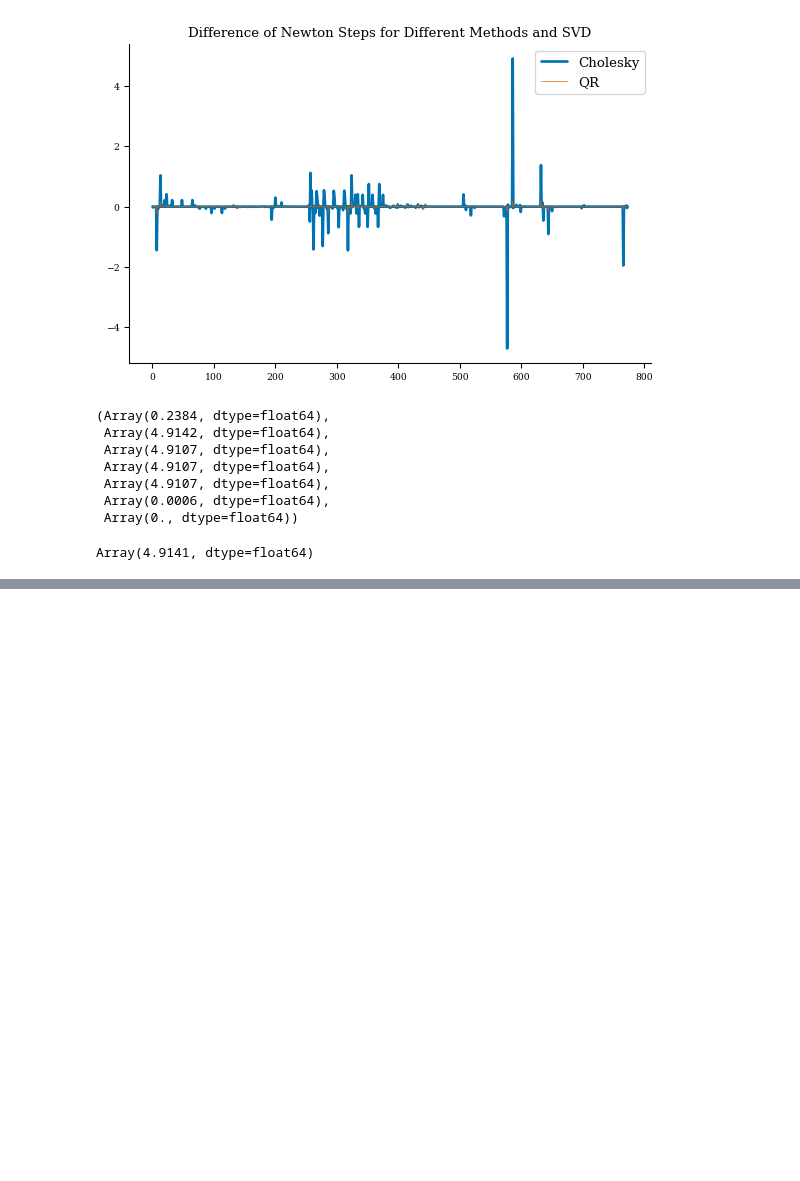
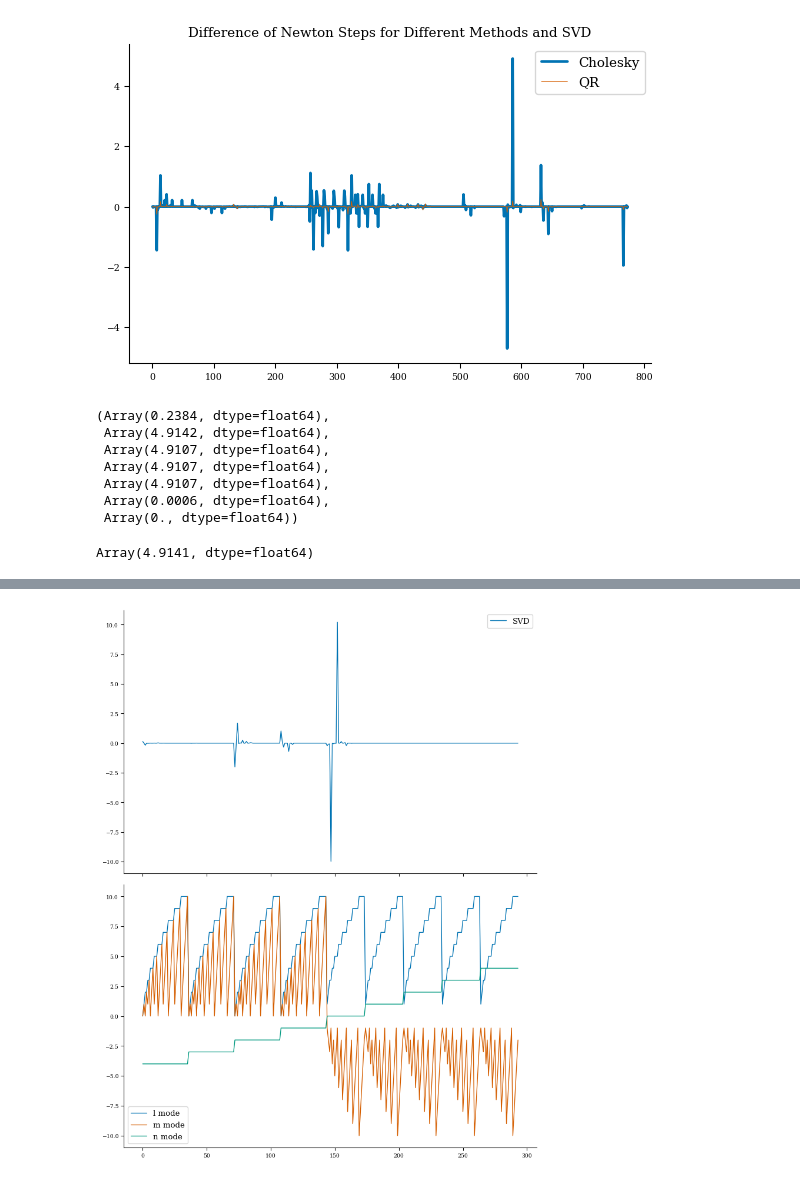
Before and after one commit to YigitElma/DEBUG-DESC, a Jupyter notebook: AnalyzeCondition/transforms.ipynb, the cells around one changed output, grey strips where cells are left out. Saved outputs shown, nothing was run; the diff lists cells and outputs as text; code cells hidden in the pictures; blank space fills up the shorter version.

```diff
--- a/AnalyzeCondition/transforms.ipynb
+++ b/AnalyzeCondition/transforms.ipynb
@@ -279,0 +406,18 @@ Array(4.9141, dtype=float64)
+# %%
+svd_full = obj._feasible_tangents@step_svd
+cho_full = obj._feasible_tangents@step_cho
+qr_full = obj._feasible_tangents@step_qr
+
+fig, axs = plt.subplots(2, 1, figsize=(8, 10), sharex=True)
+# axs[0].plot(diff_cho[start:end], label="SVD - Cholesky", lw=2)
+axs[0].plot(svd_full[eq.x_idx["L_lmn"]], label="SVD", lw=1)
+# axs[0].plot(qr_full[eq.x_idx["R_lmn"]], label="QR", lw=1)
+# axs[0].plot(cho_full[eq.x_idx["L_lmn"]], label="CHO", lw=0.5)
+axs[1].plot(eq.Z_basis.modes[:, 0], label="l mode")
+axs[1].plot(eq.Z_basis.modes[:, 1], label="m mode")
+axs[1].plot(eq.Z_basis.modes[:, 2], label="n mode")
+axs[0].legend()
+axs[1].legend()
+fig.savefig("difference-modes-full-state.png", dpi=400)
+# %% [output]
+[figure, added]
```
Also changed, not shown: parts of 14 cells of this notebook, 51 other files.
